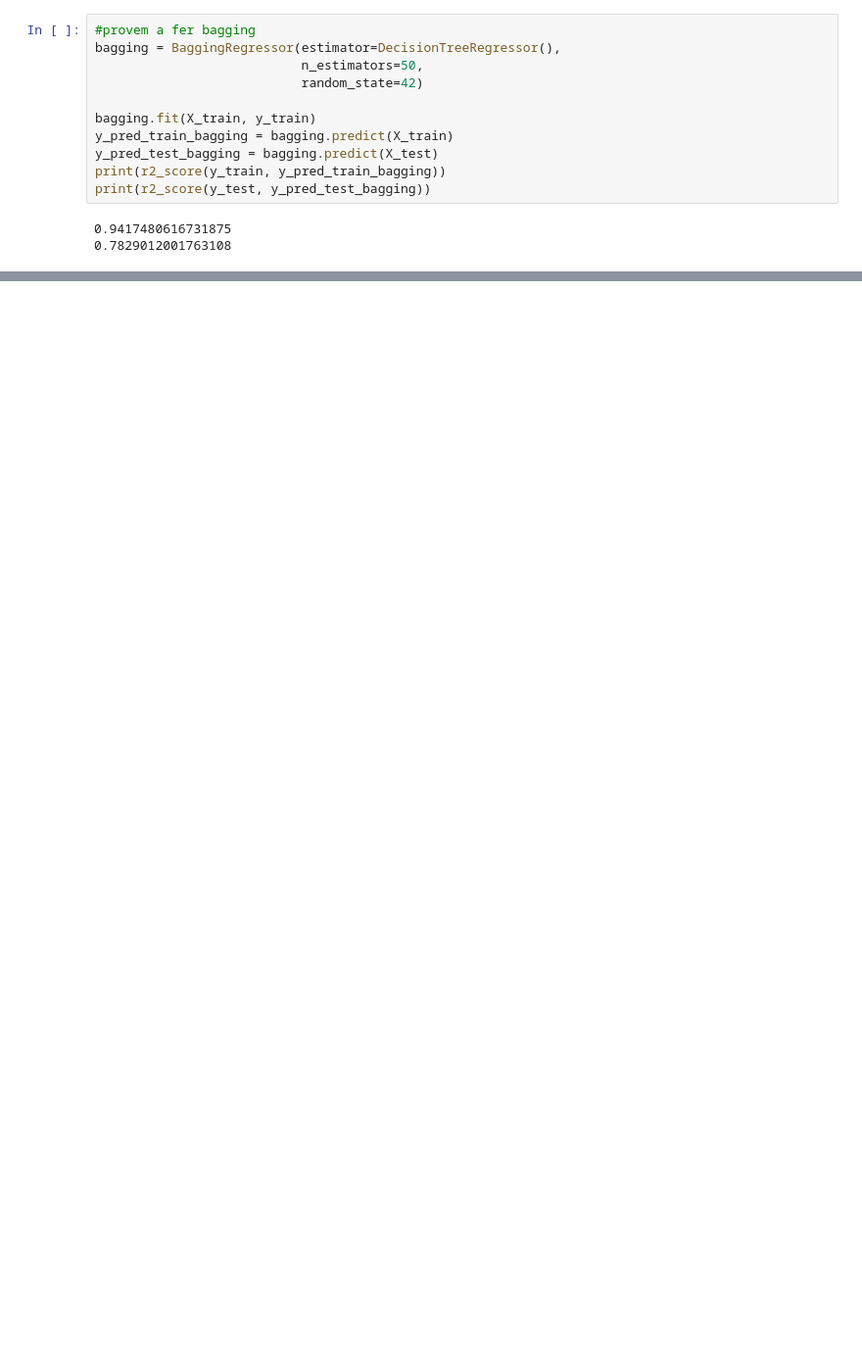
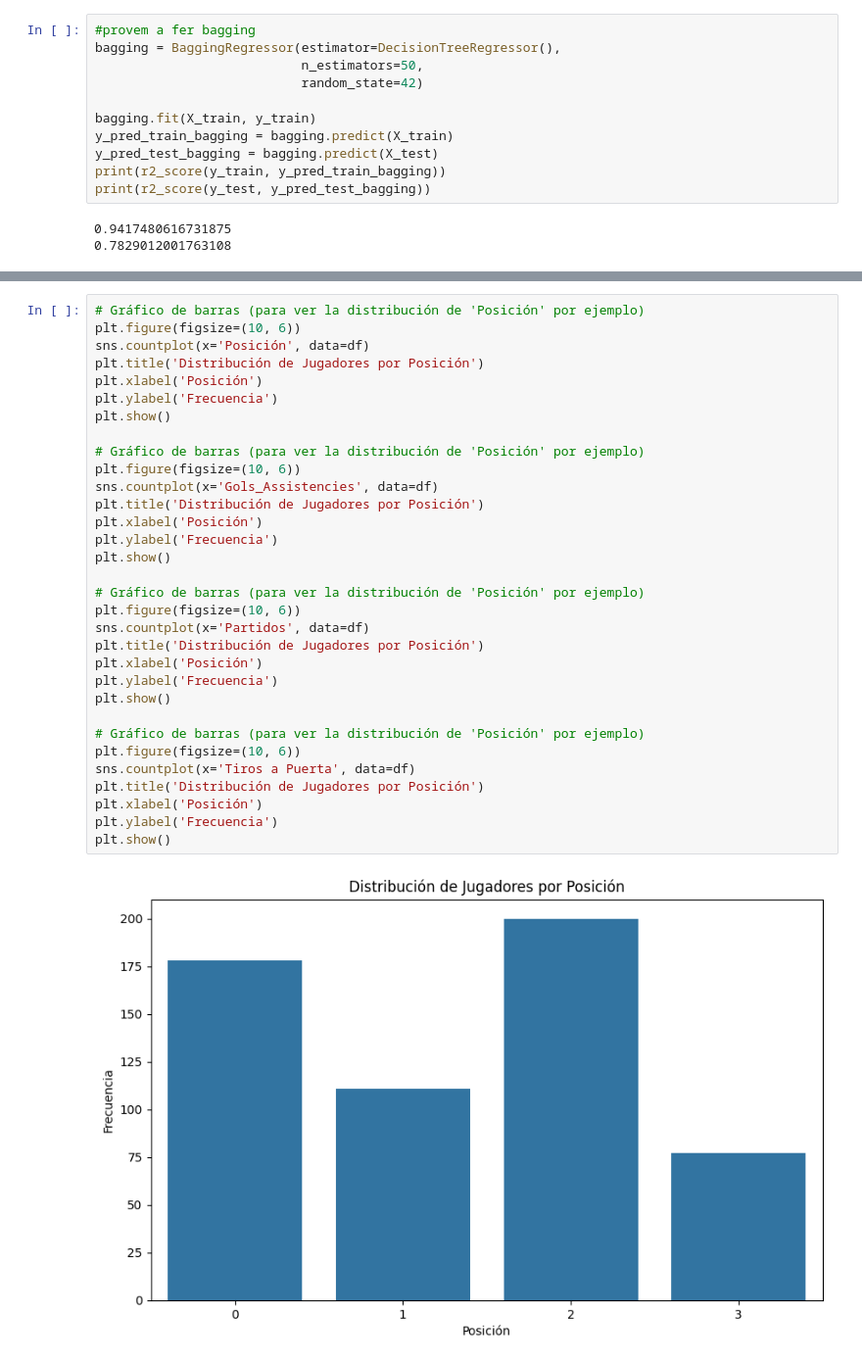
Before and after one commit to SantiMiquel/FantasyRegression, a Jupyter notebook: fantasy.ipynb, the cells around one changed output, grey strips where cells are left out. Shown at 98% size. Cells and saved outputs as stored; diff of their text form; blank space fills up the shorter version.

```diff
--- a/fantasy.ipynb
+++ b/fantasy.ipynb
@@ -433,0 +476,34 @@ print(r2_score(y_test, y_pred_test_bagging))
+# %%
+# Gráfico de barras (para ver la distribución de 'Posición' por ejemplo)
+plt.figure(figsize=(10, 6))
+sns.countplot(x='Posición', data=df)
+plt.title('Distribución de Jugadores por Posición')
+plt.xlabel('Posición')
+plt.ylabel('Frecuencia')
+plt.show()
+
+# Gráfico de barras (para ver la distribución de 'Posición' por ejemplo)
+plt.figure(figsize=(10, 6))
+sns.countplot(x='Gols_Assistencies', data=df)
+plt.title('Distribución de Jugadores por Posición')
+plt.xlabel('Posición')
+plt.ylabel('Frecuencia')
+plt.show()
+
+# Gráfico de barras (para ver la distribución de 'Posición' por ejemplo)
+plt.figure(figsize=(10, 6))
+sns.countplot(x='Partidos', data=df)
+plt.title('Distribución de Jugadores por Posición')
+plt.xlabel('Posición')
+plt.ylabel('Frecuencia')
+plt.show()
+
+# Gráfico de barras (para ver la distribución de 'Posición' por ejemplo)
+plt.figure(figsize=(10, 6))
+sns.countplot(x='Tiros a Puerta', data=df)
+plt.title('Distribución de Jugadores por Posición')
+plt.xlabel('Posición')
+plt.ylabel('Frecuencia')
+plt.show()
+# %% [output]
+[figure, added]
```
Also changed, not shown: parts of 9 cells of this notebook.
